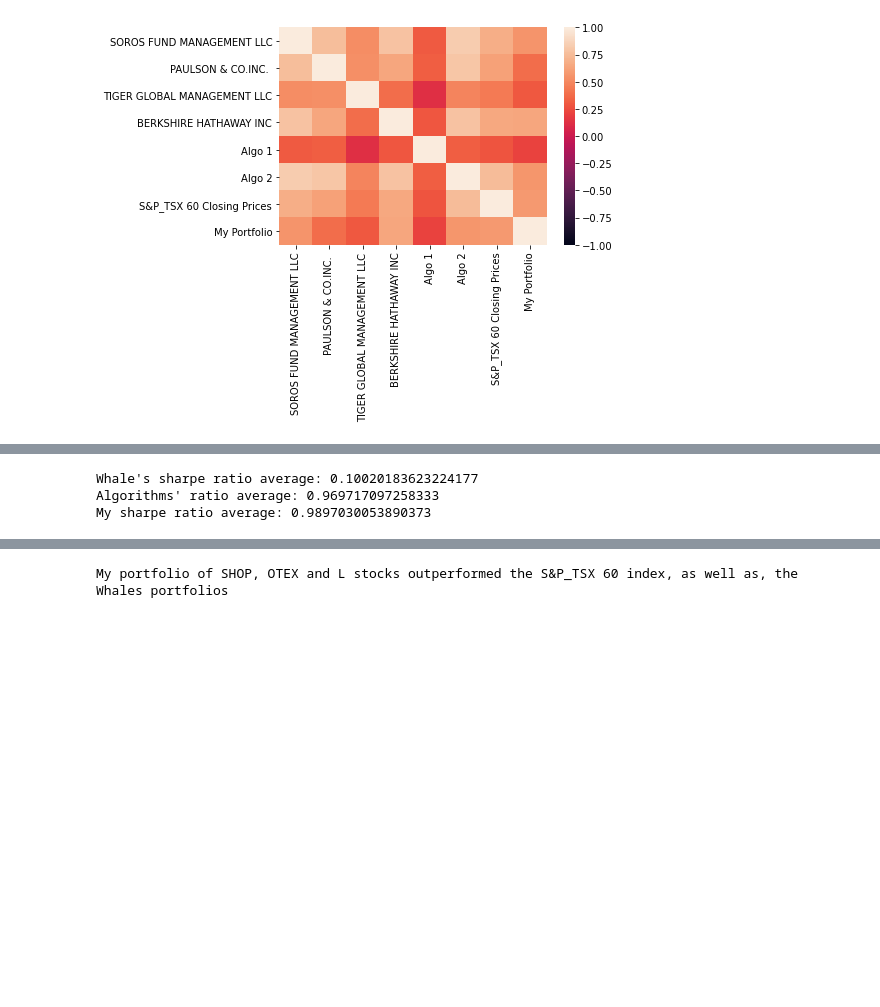
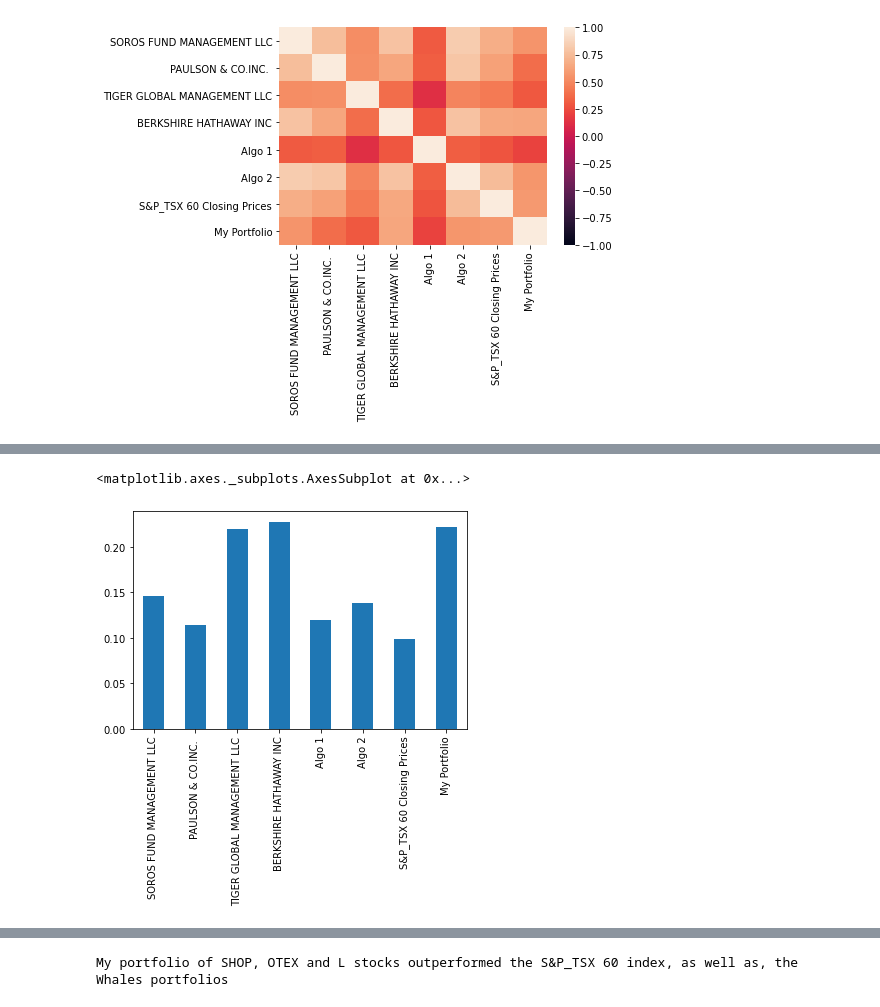
Before and after one commit to rodrigocelso1/Pandas-A-Whale-Off-the-Port-folio-, a Jupyter notebook: Code/whale_analysis.ipynb.ipynb, the cells around one changed output, grey strips where cells are left out. Saved outputs shown, nothing was run; the diff lists cells and outputs as text; code cells hidden in the pictures; blank space fills up the shorter version.

```diff
--- a/Code/whale_analysis.ipynb.ipynb
+++ b/Code/whale_analysis.ipynb.ipynb
@@ -626,5 +637,7 @@ shop_beta
 # %%
 ###Calculate Annualzied Sharpe Ratios for each individual portfolio
-whale_annual = whale.std() * np.sqrt(252)
-algo_annual = algo.std() * np.sqrt(252)
-three_portfolios_daily_returns_annual = three_portfolios_daily_returns.std() * np.sqrt(252)
+all_portfolios_sharpe_ratio = all_portfolios.std() * np.sqrt(252)
+all_portfolios_sharpe_ratio.plot(kind="bar")
+# %% [output]
+<matplotlib.axes._subplots.AxesSubplot at 0x...>
+[figure, added]
@@ -637,14 +643,0 @@ three_portfolios_daily_returns_sharpe_ratios = (three_portfolios_daily_returns.m
-# %%
-###Averaging sharpe ratios
-whale_sharpe_ratios_avg = whale_sharpe_ratios.mean()
-algo_sharpe_ratios_avg = algo_sharpe_ratios.mean()
-three_portfolios_daily_returns_sharpe_ratios_avg = three_portfolios_daily_returns_sharpe_ratios.mean()
-
-# Display results
-print("Whale's sharpe ratio average:", whale_sharpe_ratios_avg)
-print("Algorithms' ratio average:", algo_sharpe_ratios_avg)
-print("My sharpe ratio average:", three_portfolios_daily_returns_sharpe_ratios_avg)
-# %% [output]
-Whale's sharpe ratio average: 0.10020183623224177
-Algorithms' ratio average: 0.969717097258333
-My sharpe ratio average: 0.9897030053890373
```
Also changed, not shown: parts of 18 cells of this notebook.
